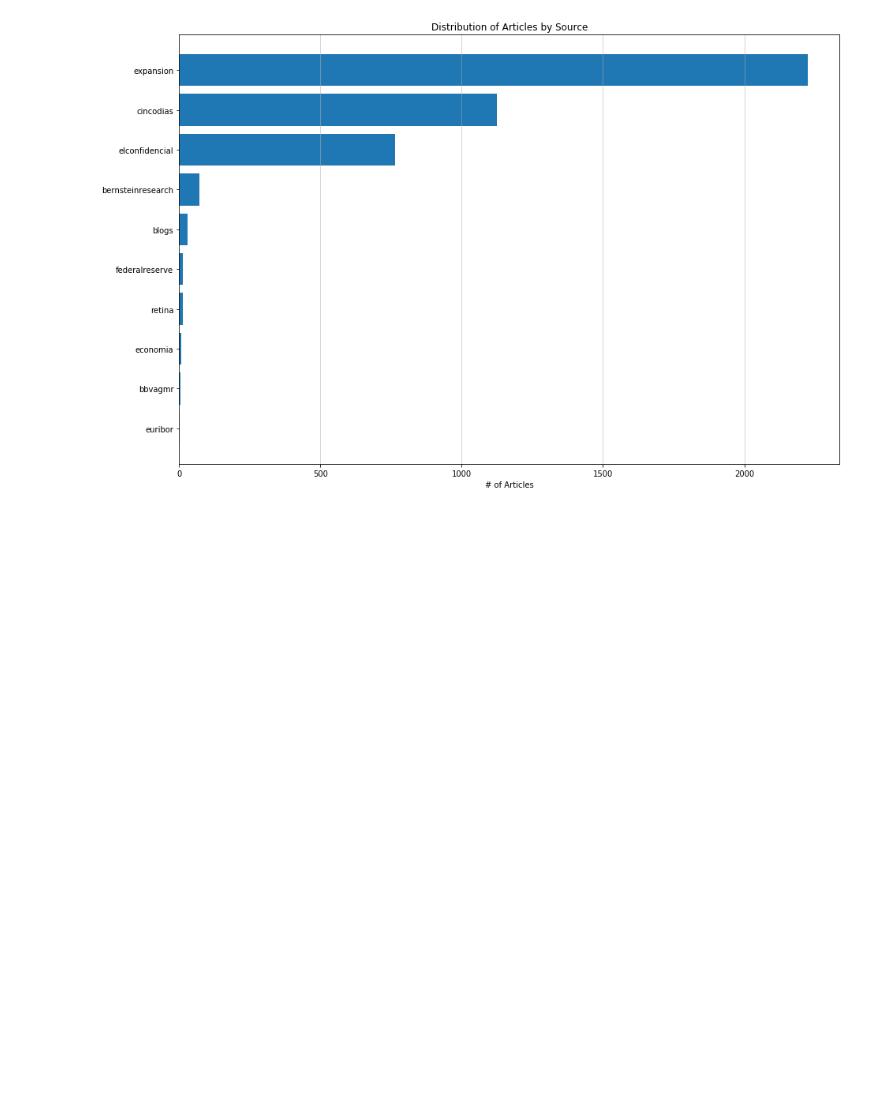
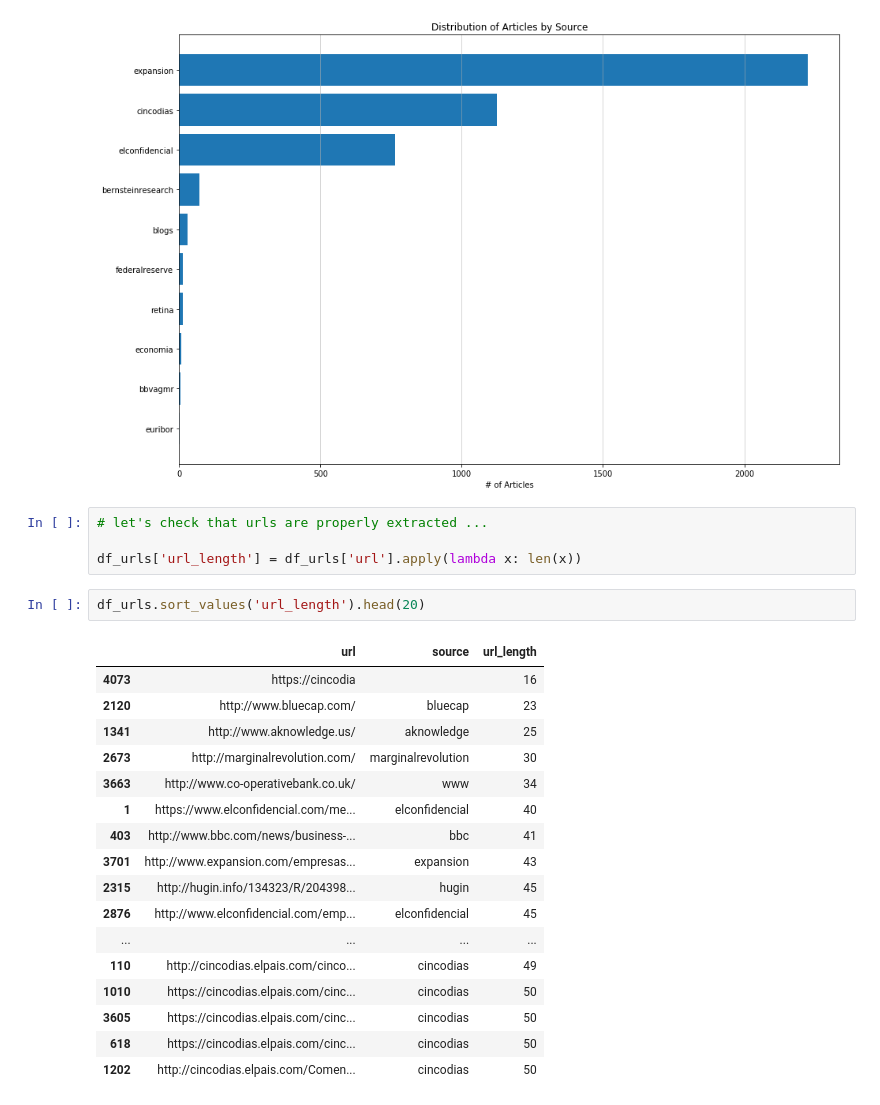
Before and after one commit to adriamoya/bcpnews, a Jupyter notebook: mail_download/02_Email_analysis.ipynb, the cells around one changed output. Saved outputs shown, nothing was run; the diff lists cells and outputs as text; blank space fills up the shorter version.

```diff
--- a/mail_download/02_Email_analysis.ipynb
+++ b/mail_download/02_Email_analysis.ipynb
@@ -136,3 +136,27 @@ ax.xaxis.grid(which='major', linewidth=0.5)
 plt.show()
 # %% [output]
 [figure]
+# %%
+# let's check that urls are properly extracted ...
+
+df_urls['url_length'] = df_urls['url'].apply(lambda x: len(x))
+# %%
+df_urls.sort_values('url_length').head(20)
+# %% [output]
+|  | url | source | url_length |
+| 4073 | https://cincodia |  | 16 |
+| 2120 | http://www.bluecap.com/ | bluecap | 23 |
+| 1341 | http://www.aknowledge.us/ | aknowledge | 25 |
+| 2673 | http://marginalrevolution.com/ | marginalrevolution | 30 |
+| 3663 | http://www.co-operativebank.co.uk/ | www | 34 |
+| 1 | https://www.elconfidencial.com/me... | elconfidencial | 40 |
+| 403 | http://www.bbc.com/news/business-... | bbc | 41 |
+| 3701 | http://www.expansion.com/empresas... | expansion | 43 |
+| 2315 | http://hugin.info/134323/R/204398... | hugin | 45 |
+| 2876 | http://www.elconfidencial.com/emp... | elconfidencial | 45 |
+| ... | ... | ... | ... |
+| 110 | http://cincodias.elpais.com/cinco... | cincodias | 49 |
+| 1010 | https://cincodias.elpais.com/cinc... | cincodias | 50 |
+| 3605 | https://cincodias.elpais.com/cinc... | cincodias | 50 |
+| 618 | https://cincodias.elpais.com/cinc... | cincodias | 50 |
+| 1202 | http://cincodias.elpais.com/Comen... | cincodias | 50 |
```
Also changed, not shown: parts of 1 cell of this notebook.
